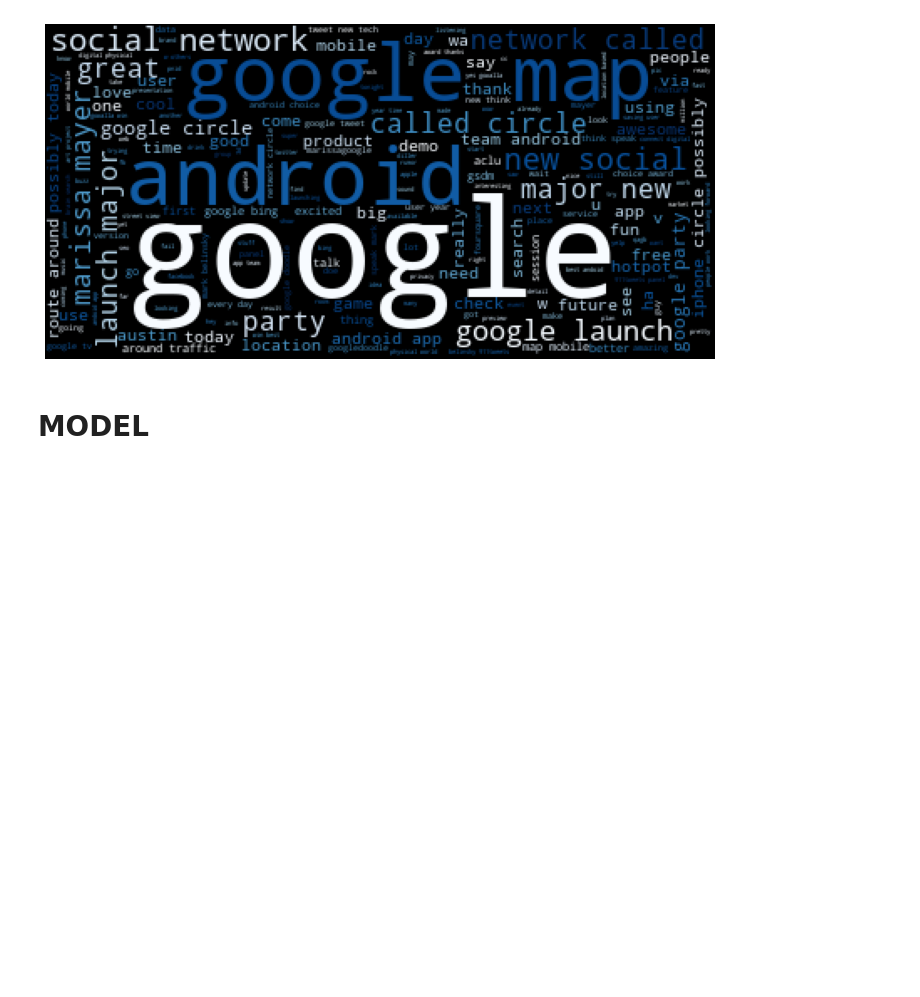
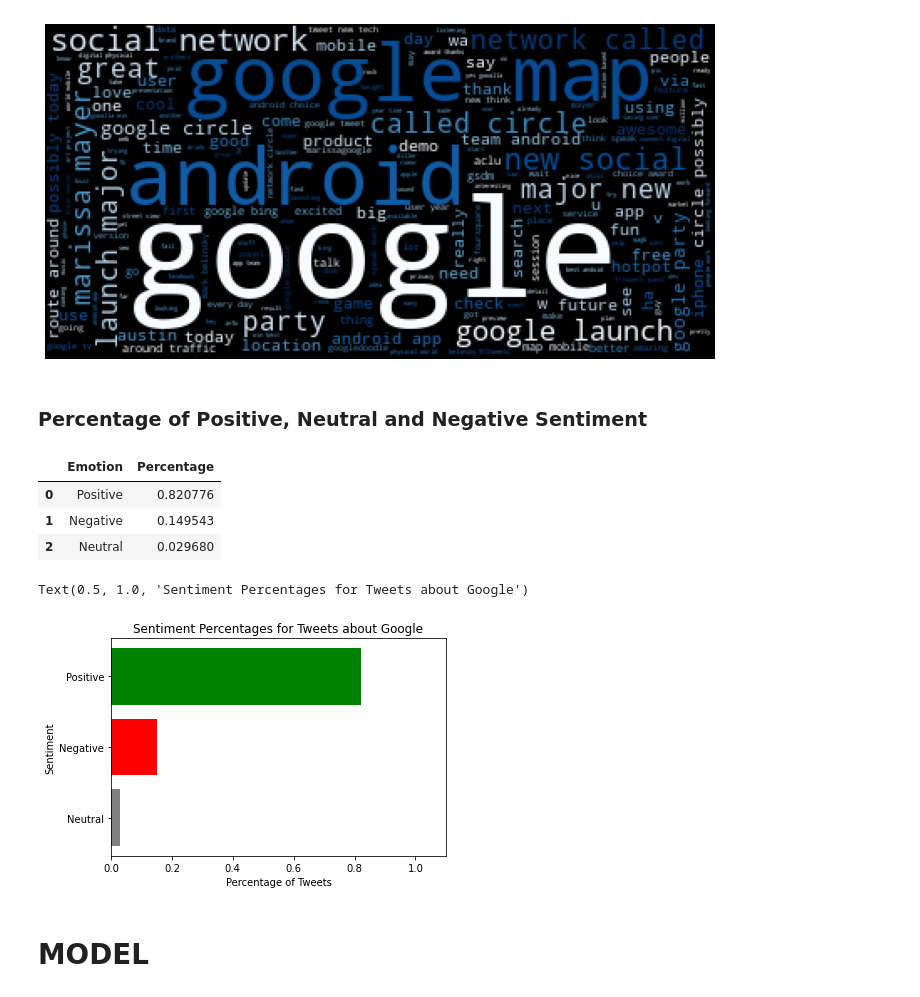
Before and after one commit to ebtezcan/Apple-Google-NLP-Analysis, a Jupyter notebook: index_OSEMN_plus_mvp.ipynb, the cells around one changed output. Drawn from its saved outputs; the diff is of its cells as text; code cells hidden in the pictures; blank space fills up the shorter version.

```diff
--- a/index_OSEMN_plus_mvp.ipynb
+++ b/index_OSEMN_plus_mvp.ipynb
@@ -729,6 +780,28 @@ tokens_google_ls = remove_stop(tokens_google_lemm, stop_list = stop_lst)
 generate_wordcloud(tokens_google_ls, colormap='Blues', collocations=True)
 # %% [output]
 [figure]
+# %% [markdown]
+### Percentage of Positive, Neutral and Negative Sentiment
+# %%
+df_google_sentiment = pd.DataFrame(df_google['Emotion'].value_counts(normalize=True)).reset_index()
+df_google_sentiment.columns=['Emotion', 'Percentage']
+display(df_google_sentiment)
+df_google_sentiment.sort_values('Percentage', ascending=True, inplace=True)
+# %% [output]
+|  | Emotion | Percentage |
+| 0 | Positive | 0.820776 |
+| 1 | Negative | 0.149543 |
+| 2 | Neutral | 0.029680 |
+# %%
+fig, ax = plt.subplots()
+ax.barh(df_google_sentiment['Emotion'], df_google_sentiment['Percentage'], color=['Grey', 'Red', 'Green'])
+ax.set_xlim(0, 1.1)
+ax.set_xlabel('Percentage of Tweets')
+ax.set_ylabel('Sentiment')
+ax.set_title('Sentiment Percentages for Tweets about Google')
+# %% [output]
+Text(0.5, 1.0, 'Sentiment Percentages for Tweets about Google')
+[figure, added]
 # %% [markdown]
 # MODEL
 # %% [markdown]
```
Also changed, not shown: parts of 13 cells of this notebook.
